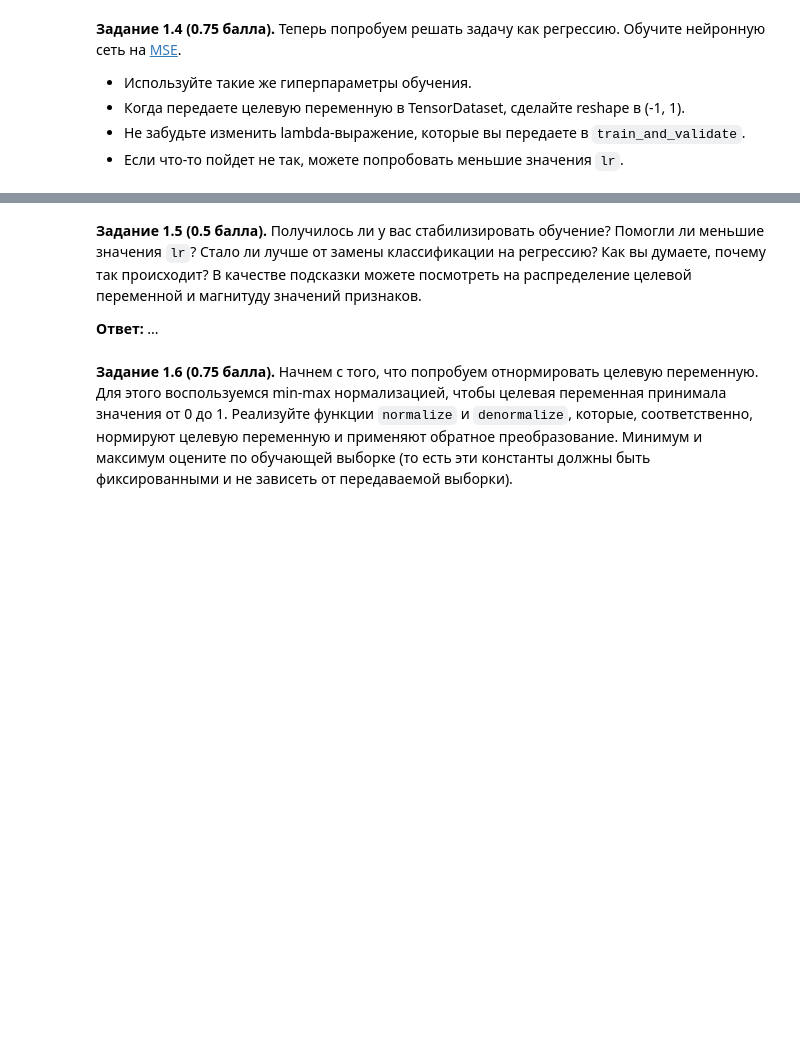
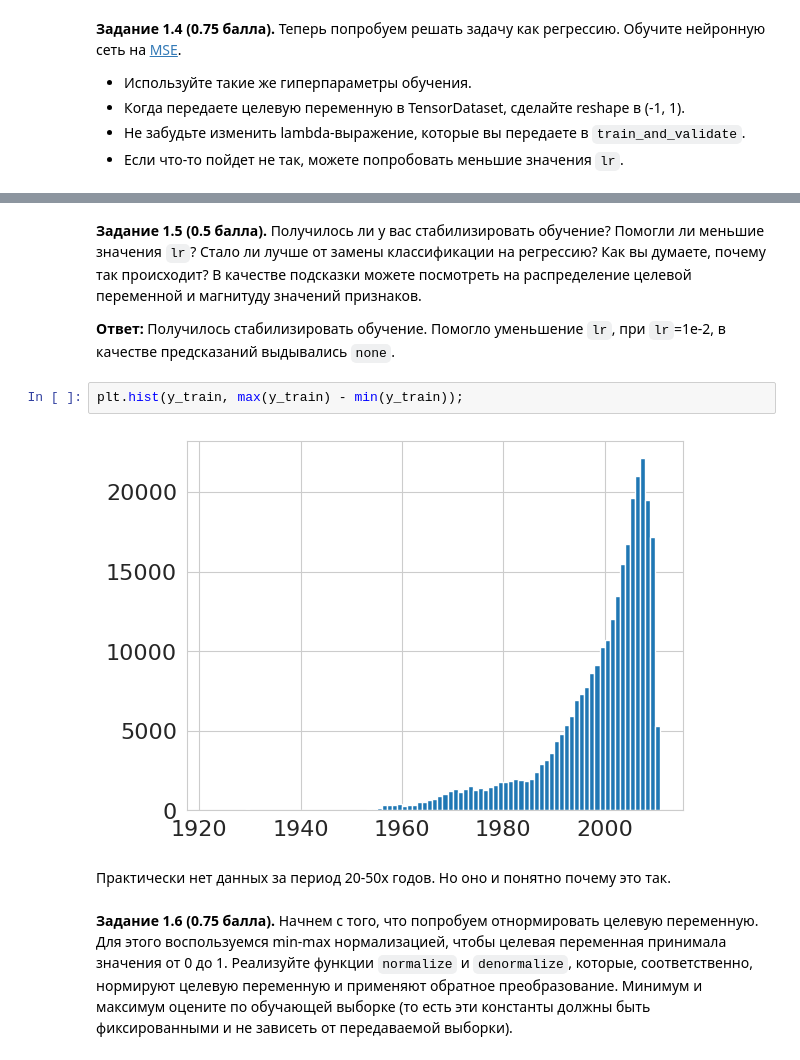
Before and after one commit to Kulikov17/MLDS_DL, a Jupyter notebook: HW1/mlp-light.ipynb, the cells around one changed output, grey strips where cells are left out. Saved outputs shown, nothing was run; the diff lists cells and outputs as text; blank space fills up the shorter version.

```diff
--- a/HW1/mlp-light.ipynb
+++ b/HW1/mlp-light.ipynb
@@ -392,7 +384,13 @@ Validation MSE: 120.838
 # %% [markdown]
 **Задание 1.5 (0.5 балла).** Получилось ли у вас стабилизировать обучение? Помогли ли меньшие значения `lr`? Стало ли лучше от замены классификации на регрессию? Как вы думаете, почему так происходит? В качестве подсказки можете посмотреть на распределение целевой переменной и магнитуду значений признаков.
 
-**Ответ:** ...
+**Ответ:** Получилось стабилизировать обучение. Помогло уменьшение `lr`, при `lr`=1e-2, в качестве предсказаний выдывались `none`.
+# %%
+plt.hist(y_train, max(y_train) - min(y_train));
+# %% [output]
+[figure, added]
+# %% [markdown]
+Практически нет данных за период 20-50х годов. Но оно и понятно почему это так.
 # %% [markdown]
 **Задание 1.6 (0.75 балла).** Начнем с того, что попробуем отнормировать целевую переменную. Для этого воспользуемся min-max нормализацией, чтобы целевая переменная принимала значения от 0 до 1. Реализуйте функции `normalize` и `denormalize`, которые, соответственно, нормируют целевую переменную и применяют обратное преобразование. Минимум и максимум оцените по обучающей выборке (то есть эти константы должны быть фиксированными и не зависеть от передаваемой выборки).
 # %%
```
Also changed, not shown: parts of 11 cells of this notebook.
